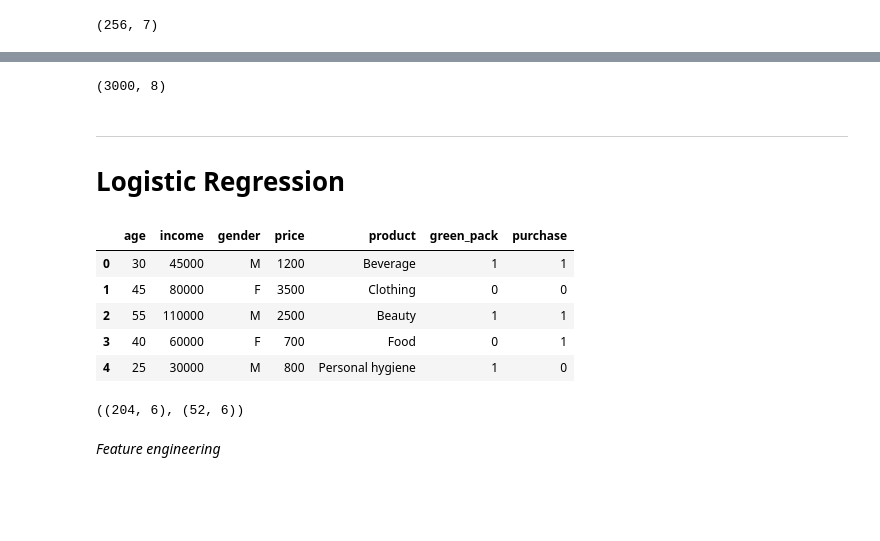
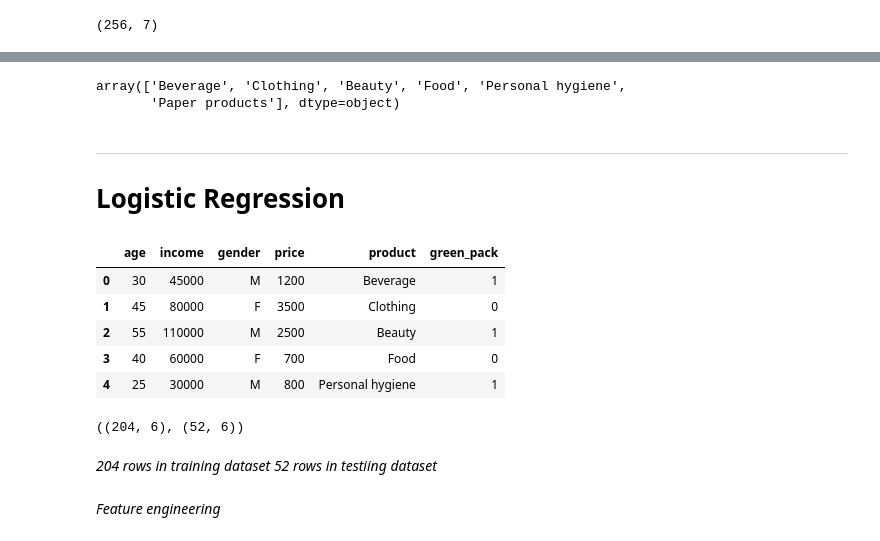
Before and after one commit to NityaVerma19/Customer-Purchase-Decision-, a Jupyter notebook: Consumer_behaviour.ipynb, the cells around one changed output, grey strips where cells are left out. Drawn from its saved outputs; the diff is of its cells as text; code cells hidden in the pictures; blank space fills up the shorter version.

```diff
--- a/Consumer_behaviour.ipynb
+++ b/Consumer_behaviour.ipynb
@@ -38,7 +27,8 @@ df.head()
-# %%
-df.shape
-# %% [output]
-(3000, 8)
+# %%
+df['product'].unique()
+# %% [output]
+array(['Beverage', 'Clothing', 'Beauty', 'Food', 'Personal hygiene',
+       'Paper products'], dtype=object)
 # %% [markdown]
 
 ---
@@ -48,15 +38,6 @@ df.shape
 
 
 # Logistic Regression
-# %%
-df.head()
-# %% [output]
-|  | age | income | gender | price | product | green_pack | purchase |
-| 0 | 30 | 45000 | M | 1200 | Beverage | 1 | 1 |
-| 1 | 45 | 80000 | F | 3500 | Clothing | 0 | 0 |
-| 2 | 55 | 110000 | M | 2500 | Beauty | 1 | 1 |
-| 3 | 40 | 60000 | F | 700 | Food | 0 | 1 |
-| 4 | 25 | 30000 | M | 800 | Personal hygiene | 1 | 0 |
 # %%
 #feature variable
 
@@ -66,6 +47,15 @@ X = df.drop(columns = ['purchase'], axis= 1)
 #target variable
 
 y = df.purchase.values
+# %%
+X.head()
+# %% [output]
+|  | age | income | gender | price | product | green_pack |
+| 0 | 30 | 45000 | M | 1200 | Beverage | 1 |
+| 1 | 45 | 80000 | F | 3500 | Clothing | 0 |
+| 2 | 55 | 110000 | M | 2500 | Beauty | 1 |
+| 3 | 40 | 60000 | F | 700 | Food | 0 |
+| 4 | 25 | 30000 | M | 800 | Personal hygiene | 1 |
 # %%
 #splitting the data
 X_train, X_test, y_train, y_test = train_test_split(X, y, test_size = 0.2, random_state = 0)
@@ -75,6 +65,9 @@ X_train, X_test, y_train, y_test = train_test_split(X, y, test_size = 0.2, rando
 X_train.shape, X_test.shape
 # %% [output]
 ((204, 6), (52, 6))
+# %% [markdown]
+*204 rows in training dataset*
+*52 rows in testiing dataset*
 # %% [markdown]
 *Feature engineering*
 # %%
```
Also changed, not shown: parts of 6 cells of this notebook.
